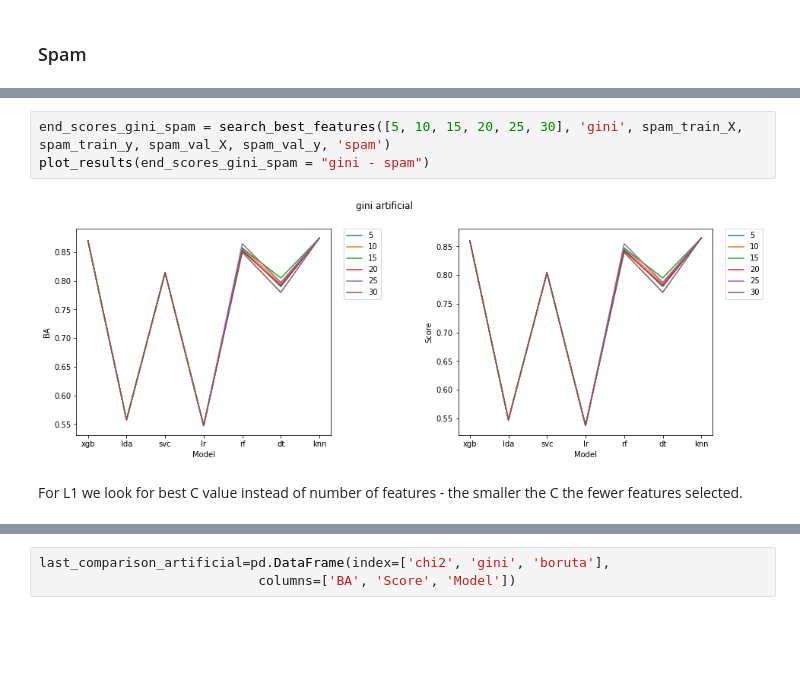
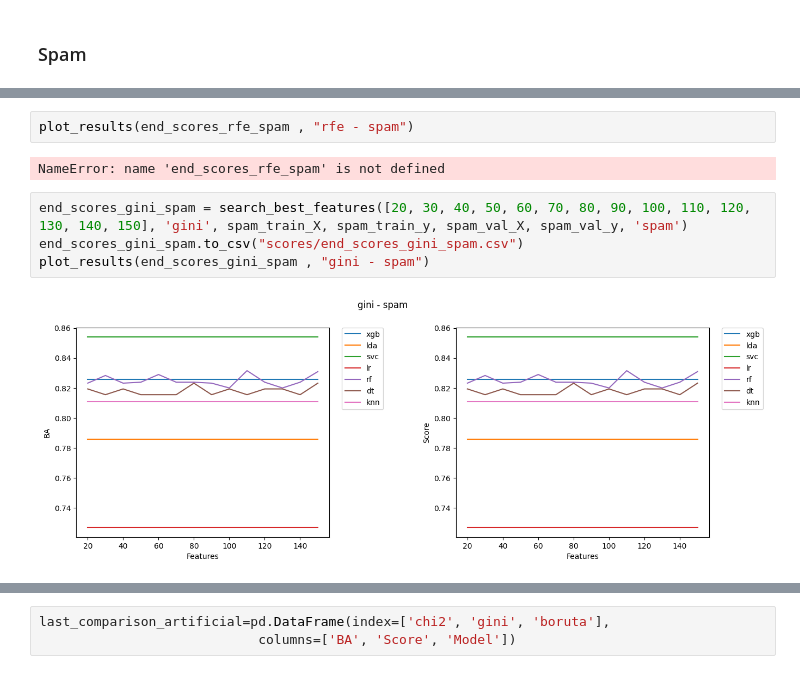
Before and after one commit to kaczmareka/aml_project2, a Jupyter notebook: experiments.ipynb, the cells around one changed output, grey strips where cells are left out. Saved outputs shown, nothing was run; the diff lists cells and outputs as text; blank space fills up the shorter version.

```diff
--- a/experiments.ipynb
+++ b/experiments.ipynb
@@ -403,7 +419,10 @@ Fitting estimator with 40 features.
+# %%
+plot_results(end_scores_rfe_spam , "rfe - spam")
+# %% [output]
+NameError: name 'end_scores_rfe_spam' is not defined
 # %%
-end_scores_gini_spam = search_best_features([5, 10, 15, 20, 25, 30], 'gini', spam_train_X, spam_train_y, spam_val_X, spam_val_y, 'spam')
-plot_results(end_scores_gini_spam = "gini - spam")
+end_scores_gini_spam = search_best_features([20, 30, 40, 50, 60, 70, 80, 90, 100, 110, 120, 130, 140, 150], 'gini', spam_train_X, spam_train_y, spam_val_X, spam_val_y, 'spam')
+end_scores_gini_spam.to_csv("scores/end_scores_gini_spam.csv")
+plot_results(end_scores_gini_spam , "gini - spam")
 # %% [output]
-[figure, old version]
+[figure, new version]
-# %% [markdown]
-For L1 we look for best C value instead of number of features - the smaller the C the fewer features selected.
```
Also changed, not shown: parts of 35 cells of this notebook, 12 other files.
